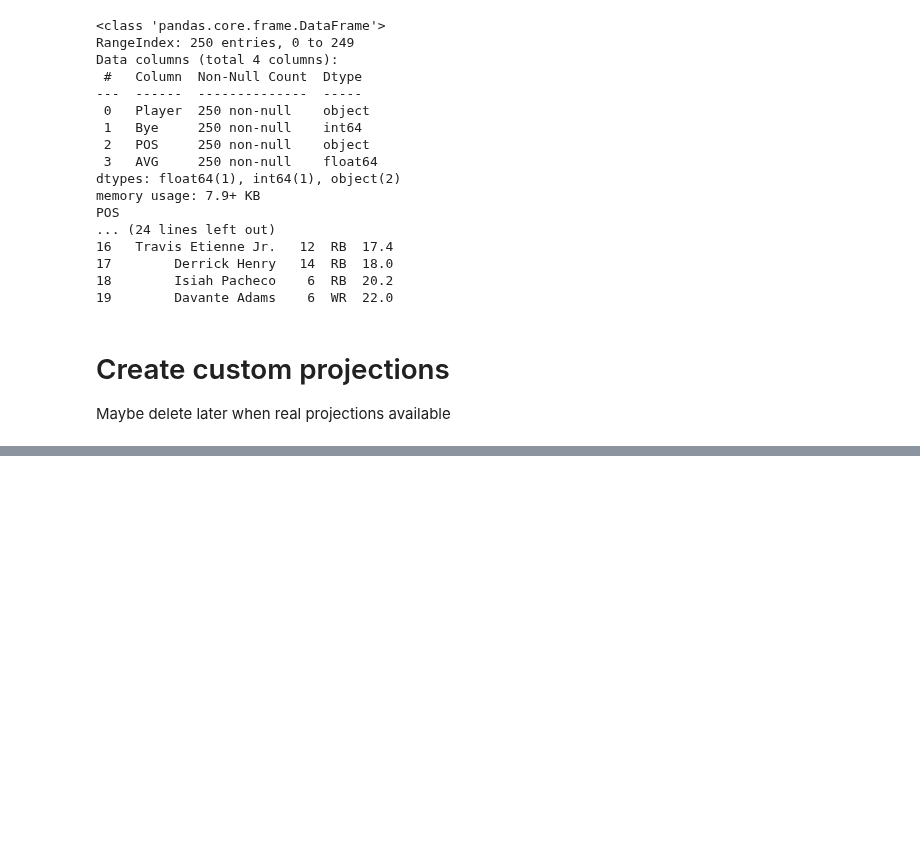
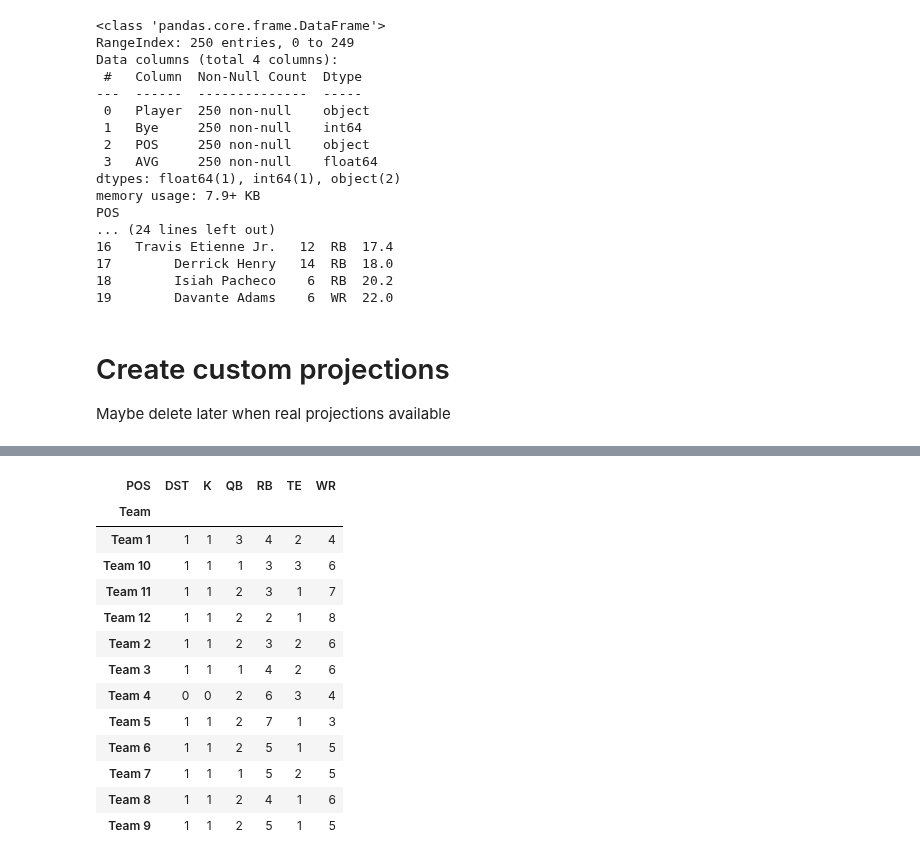
Before and after one commit to alexk2206/Data_Driven_Fantasy_Football, a Jupyter notebook: Enhanced_optimization.ipynb, the cells around one changed output, grey strips where cells are left out. Saved outputs shown, nothing was run; the diff lists cells and outputs as text; code cells hidden in the pictures; blank space fills up the shorter version.

```diff
--- a/Enhanced_optimization.ipynb
+++ b/Enhanced_optimization.ipynb
@@ -233,0 +275,18 @@ KeyError: 'James Cook'
+# %%
+position_counts_df = df_draft.groupby(['Team', 'POS']).size().unstack(fill_value=0)
+position_counts_df
+# %% [output]
+| POS | DST | K | QB | RB | TE | WR |
+| Team |  |  |  |  |  |  |
+| Team 1 | 1 | 1 | 3 | 4 | 2 | 4 |
+| Team 10 | 1 | 1 | 1 | 3 | 3 | 6 |
+| Team 11 | 1 | 1 | 2 | 3 | 1 | 7 |
+| Team 12 | 1 | 1 | 2 | 2 | 1 | 8 |
+| Team 2 | 1 | 1 | 2 | 3 | 2 | 6 |
+| Team 3 | 1 | 1 | 1 | 4 | 2 | 6 |
+| Team 4 | 0 | 0 | 2 | 6 | 3 | 4 |
+| Team 5 | 1 | 1 | 2 | 7 | 1 | 3 |
+| Team 6 | 1 | 1 | 2 | 5 | 1 | 5 |
+| Team 7 | 1 | 1 | 1 | 5 | 2 | 5 |
+| Team 8 | 1 | 1 | 2 | 4 | 1 | 6 |
+| Team 9 | 1 | 1 | 2 | 5 | 1 | 5 |
```
Also changed, not shown: parts of 4 cells of this notebook.
